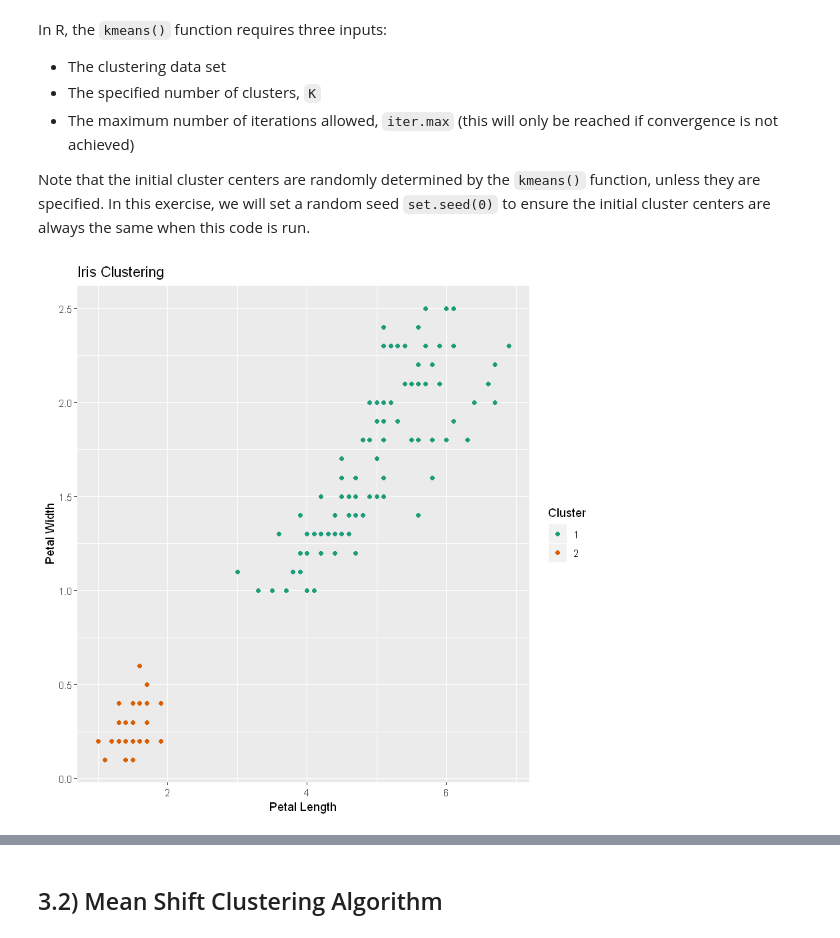
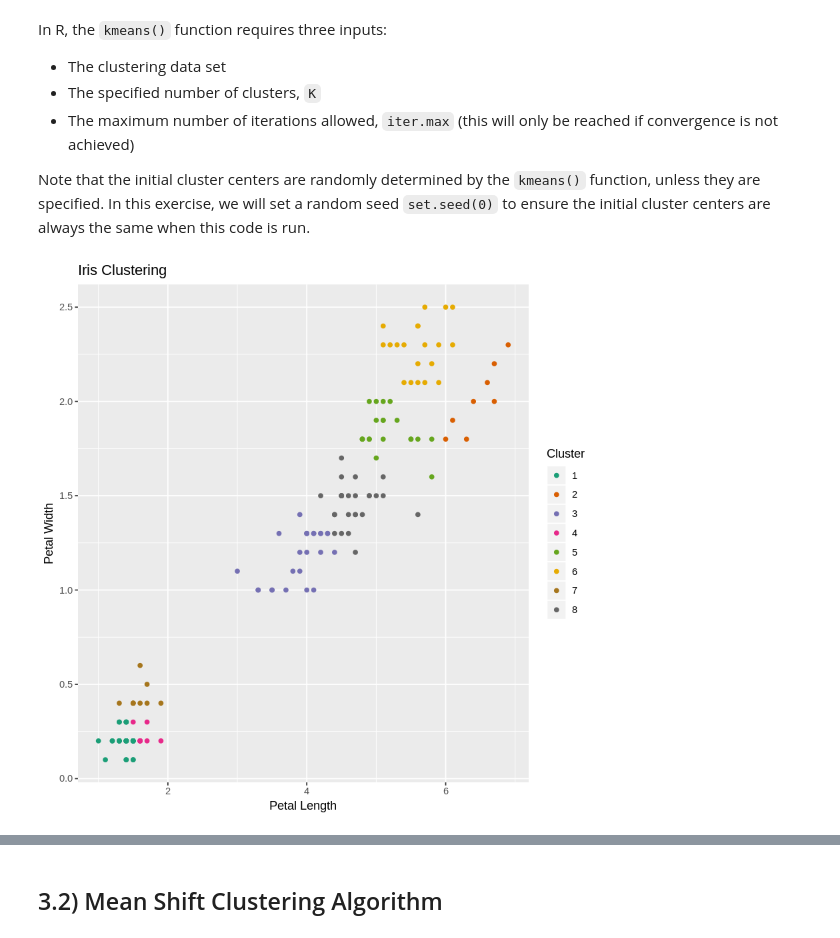
Before and after one commit to rmilanowski/ME532, a Jupyter notebook: ClusteringCongressionalDistricts4.ipynb, the cells around one changed output, grey strips where cells are left out. Saved outputs shown, nothing was run; the diff lists cells and outputs as text; code cells hidden in the pictures.

```diff
--- a/ClusteringCongressionalDistricts4.ipynb
+++ b/ClusteringCongressionalDistricts4.ipynb
@@ -413,21 +416,21 @@ In R, the `kmeans()` function requires three inputs:
 Note that the initial cluster centers are randomly determined by the `kmeans()` function, unless they are specified. In this exercise, we will set a random seed `set.seed(0)` to ensure the initial cluster centers are always the same when this code is run.
 # %%
 # Set Parameters
-K <- 2            # Number of K-Means clusters
-set.seed(25)       # Random seed (This allows for repeatable results)
-iter.max <- 2     # Maximum number of kmeans iterations
+K <- 8            # Number of K-Means clusters
+set.seed(2)       # Random seed (This allows for repeatable results)
+iter.max <- 10     # Maximum number of kmeans iterations
 
 # Apply K-Means Clustering
 clust <- kmeans(TestData, centers = K, iter.max = iter.max)
 
 PlotTestData <- iris
 PlotTestData$cluster <- as.factor(clust$cluster)
 
 ggplot(PlotTestData) +
     geom_point(aes(x = Petal.Length, y = Petal.Width, color = cluster)) +
     labs(x = "Petal Length", y = "Petal Width", title = "Iris Clustering",
          color = "Cluster") +
     scale_color_brewer(palette = "Dark2")
 # %% [output]
-[figure, old version]
+[figure, new version]
 # %% [markdown]
```
Also changed, not shown: parts of 39 cells of this notebook.
